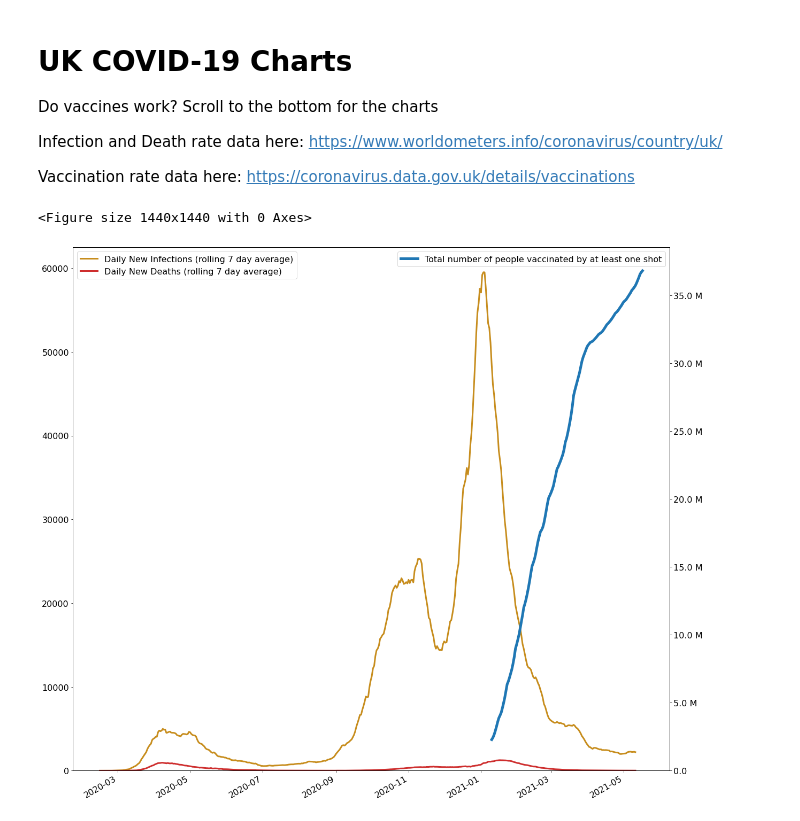
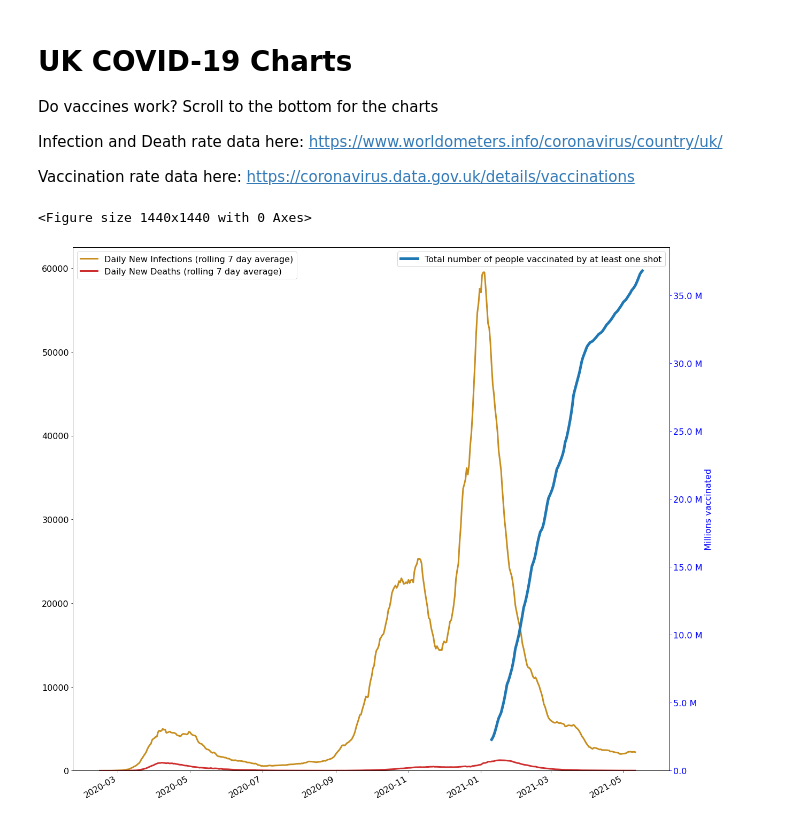
Before and after one commit to maludwig/random-notebooks, a Jupyter notebook: covid/uk_charts.ipynb, the cells around one changed output. Cells and saved outputs as stored; diff of their text form; code cells hidden in the pictures.

Commit message:
Updated chart labels

```diff
--- a/covid/uk_charts.ipynb
+++ b/covid/uk_charts.ipynb
@@ -66,27 +66,30 @@ df['date'] = df.index
 # %%
 
 plt.clf()
 fig, ax = plt.subplots()
 fig.patch.set_facecolor('white')
 ax.plot(df['date'], df['daily_new_cases'].rolling(7).mean() , label='Daily New Infections (rolling 7 day average)', linestyle='-', linewidth=3, color='#c78d1d')
 ax.plot(df['date'], df['daily_new_deaths'].rolling(7).mean() , label='Daily New Deaths (rolling 7 day average)', linestyle='-', linewidth=3, color='#ce2e2e')
 ax.legend(loc='upper left')
 
 ax2 = ax.twinx()
 ax2.plot(df['date'], df['total_vax'], label='Total number of people vaccinated by at least one shot', linestyle='-', linewidth=5)
+ax2.tick_params(axis='y', colors='blue')
+ax2.set_ylabel('Millions vaccinated')
+ax2.yaxis.label.set_color('blue')
 ax2.legend(loc='upper right')
 
 formatter1 = EngFormatter(places=1, sep=" ")  # U+2009
 ax2.yaxis.set_major_formatter(formatter1)
 # rotates and right aligns the x labels, and moves the bottom of the
 # axes up to make room for them
 fig.autofmt_xdate()
 ax.set_ylim(bottom=0)
 ax2.set_ylim(bottom=0)
 plt.show()
 # %% [output]
 <Figure size 1440x1440 with 0 Axes>
-[figure, old version]
+[figure, new version]
 # %%
 plt.clf()
 fig, ax = plt.subplots()
```
Also changed, not shown: parts of 1 cell of this notebook.
